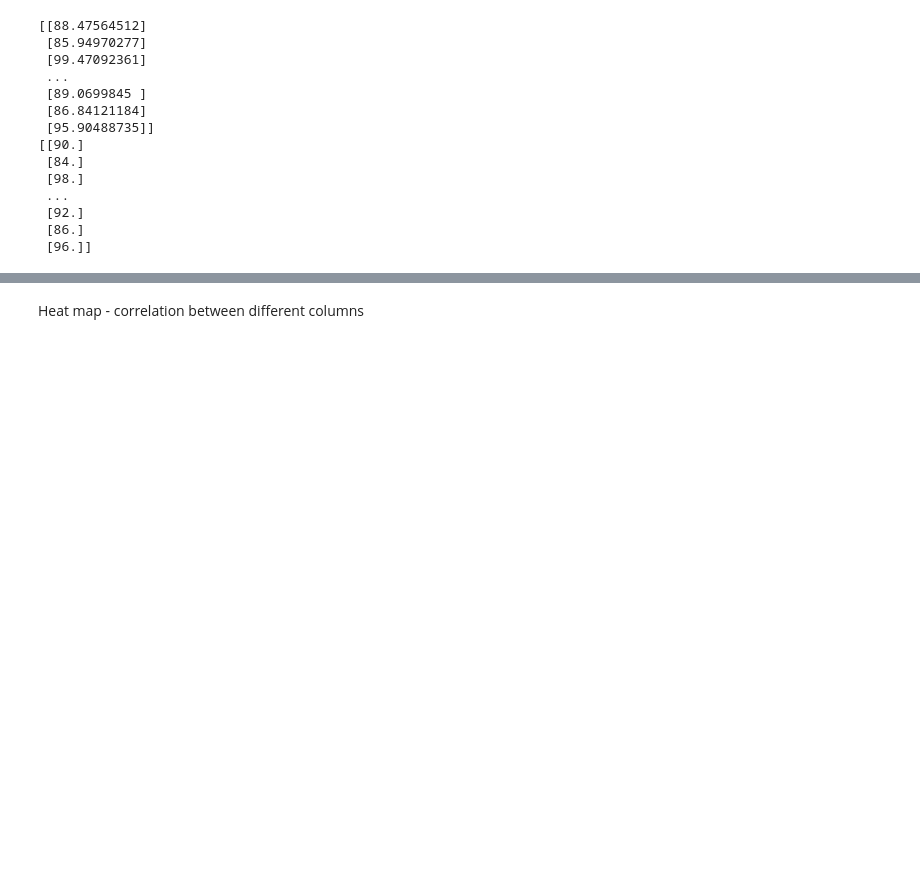
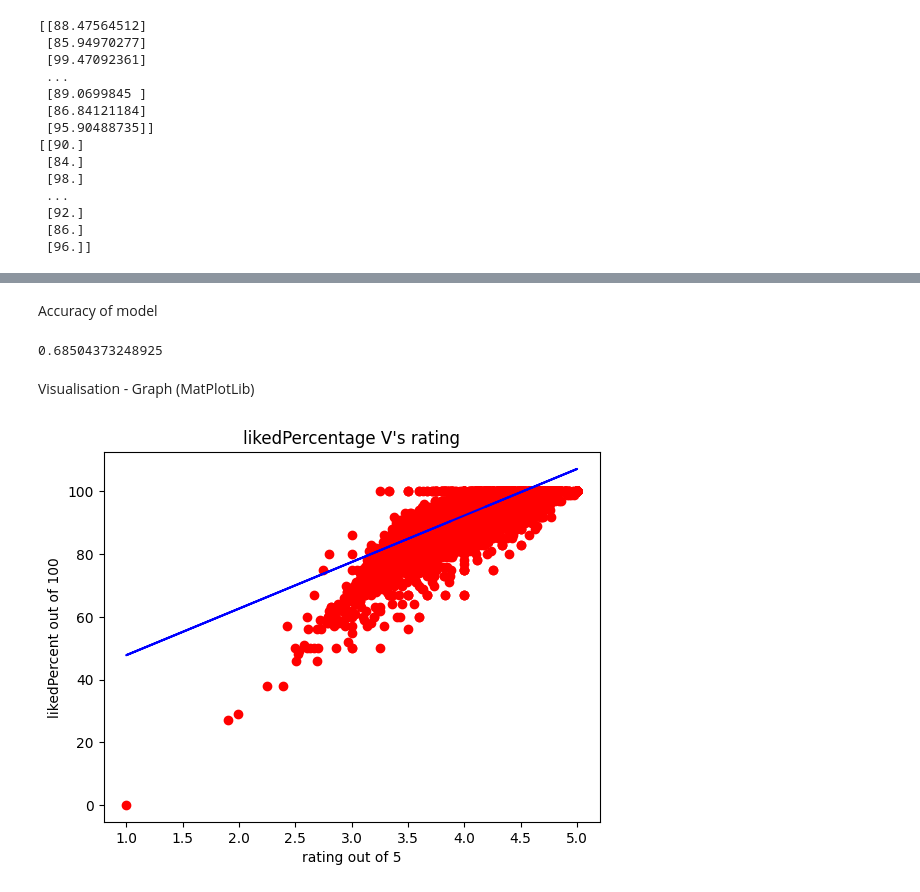
Before and after one commit to RobbiePratt/UCDPA_RobbiePratt, a Jupyter notebook: Project Assignment - Specialist Certificate in Data Analytics Essentials- Robbie Pratt.ipynb, the cells around one changed output, grey strips where cells are left out. Saved outputs shown, nothing was run; the diff lists cells and outputs as text; code cells hidden in the pictures; blank space fills up the shorter version.

```diff
--- a/Project Assignment - Specialist Certificate in Data Analytics Essentials- Robbie Pratt.ipynb
+++ b/Project Assignment - Specialist Certificate in Data Analytics Essentials- Robbie Pratt.ipynb
@@ -57,7 +59,8 @@ dtype: int64
 # %% [markdown]
 ### Dropping unwanted columns
 # %%
-df_BestBooks = df_BestBooks.drop(columns = ['series', 'description', 'language', 'bookFormat', 'edition', 'pages', 'publisher', 'publishDate', 'firstPublishDate', 'coverImg'])
+df_BestBooks = df_BestBooks.drop(columns = ['series', 'description', 'language', 'bookFormat',  'edition',
+                                            'pages', 'publisher', 'publishDate', 'firstPublishDate', 'coverImg'])
 # %%
 null = df_BestBooks.isnull().sum()
 print("Number of null values in the dataset are null: ", null)
@@ -323,3 +326,0 @@ Convert price to int - previous..
-# %%
-df_BestBooks['price'] = pd.to_numeric(df_BestBooks['price'], errors='coerce')
-print(df_BestBooks.price.dtypes)
@@ -422,2 +416,0 @@ Hyperparameter tuning
-# %%
-X_train,X_test,y_train,y_test= train_test_split(X,y, test_size=0.2, random_state=0)
@@ -444,3 +416,0 @@ X_train,X_test,y_train,y_test
-# %%
-reg2= LinearRegression()
-reg2.fit(X_train,y_train)
@@ -504,2 +416,0 @@ https://github.com/scostap/goodreads_bbe_dataset
-# %% [markdown]
-Heat map - correlation between different columns
@@ -507,0 +417,17 @@ plot.figure(figsize=)
+# %% [markdown]
+Accuracy of model
+# %%
+reg.score(X_test, y_test)
+# %% [output]
+0.68504373248925
+# %% [markdown]
+Visualisation - Graph (MatPlotLib)
+# %%
+plt.scatter(X_train,y_train,color='red')
+plt.plot(X_train,reg.predict(X_train),color='blue')
+plt.title("likedPercentage V's rating")
+plt.xlabel("rating out of 5")
+plt.ylabel("likedPercent out of 100")
+plt.show()
+# %% [output]
+[figure, added]
```
Also changed, not shown: parts of 64 cells of this notebook.
